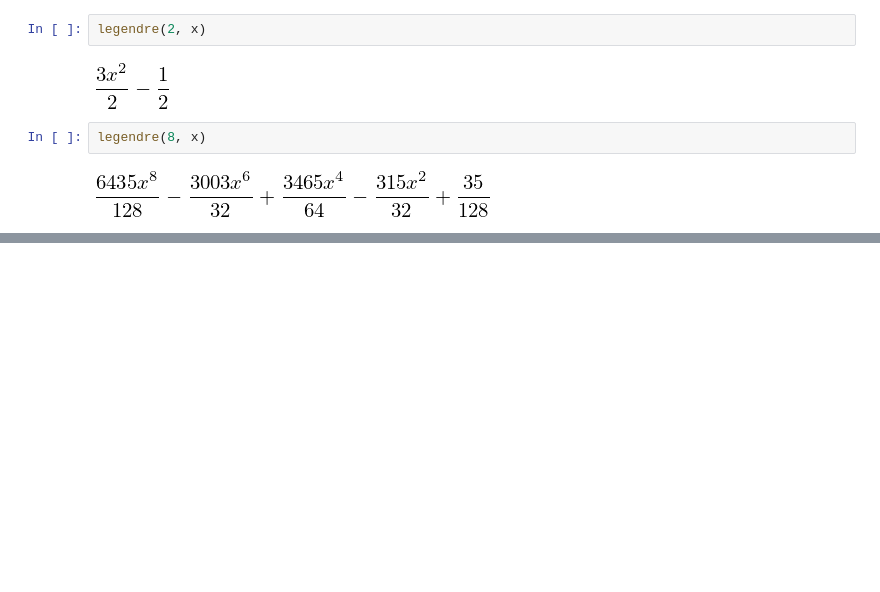
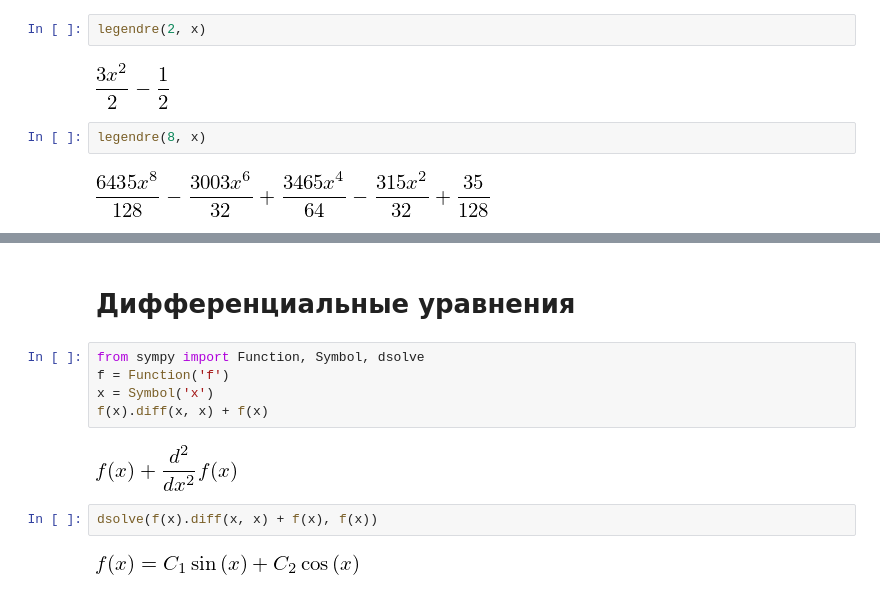
Before and after one commit to KazAndr/balavstvo_checking, a Jupyter notebook: test_modules/sympy/sympy_test.ipynb, the cells around one changed output, grey strips where cells are left out. Drawn from its saved outputs; the diff is of its cells as text; blank space fills up the shorter version.

```diff
--- a/test_modules/sympy/sympy_test.ipynb
+++ b/test_modules/sympy/sympy_test.ipynb
@@ -457,0 +470,13 @@ legendre(8, x)
+# %% [markdown]
+# Дифференциальные уравнения
+# %%
+from sympy import Function, Symbol, dsolve
+f = Function('f')
+x = Symbol('x')
+f(x).diff(x, x) + f(x)
+# %% [output]
+[figure, added]
+# %%
+dsolve(f(x).diff(x, x) + f(x), f(x))
+# %% [output]
+[figure, added]
```
Also changed, not shown: parts of 7 cells of this notebook.
